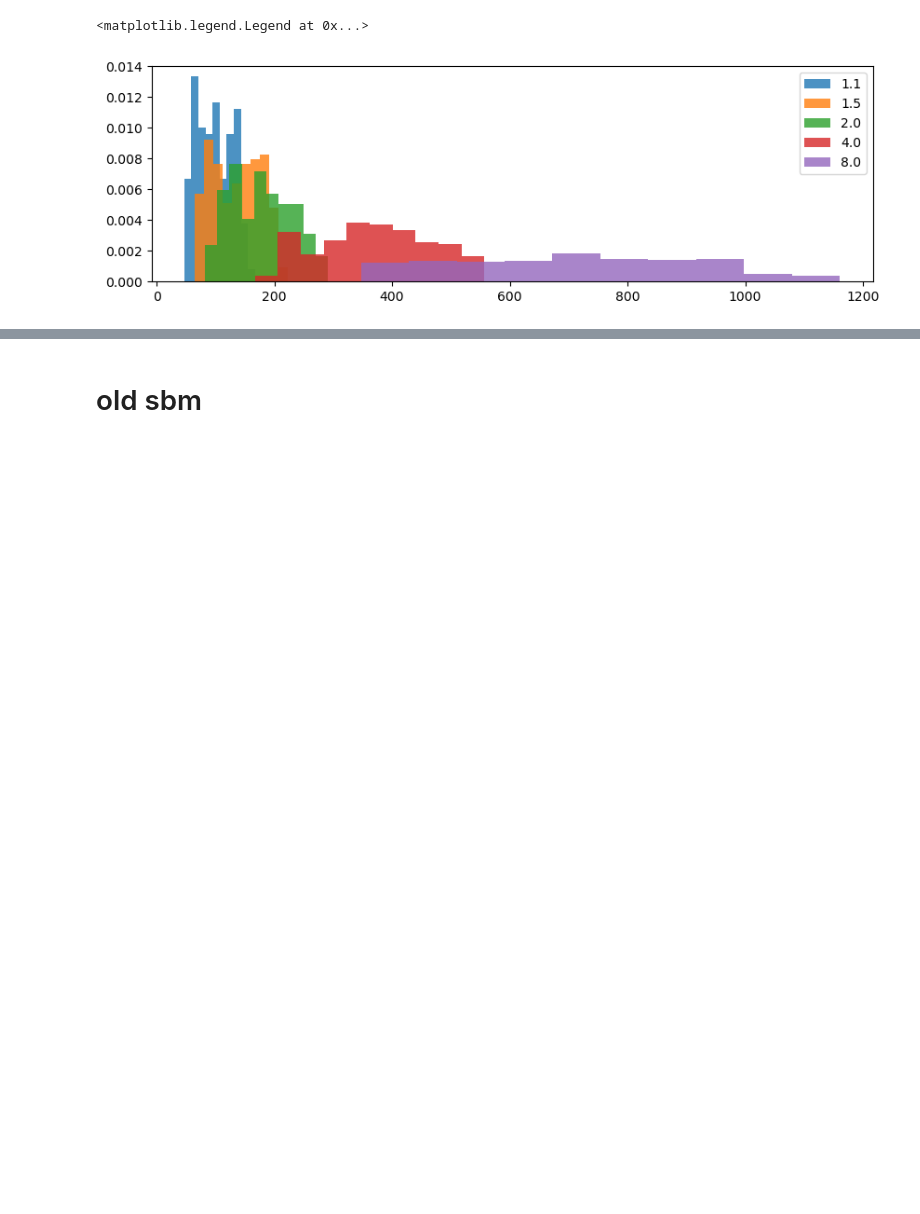
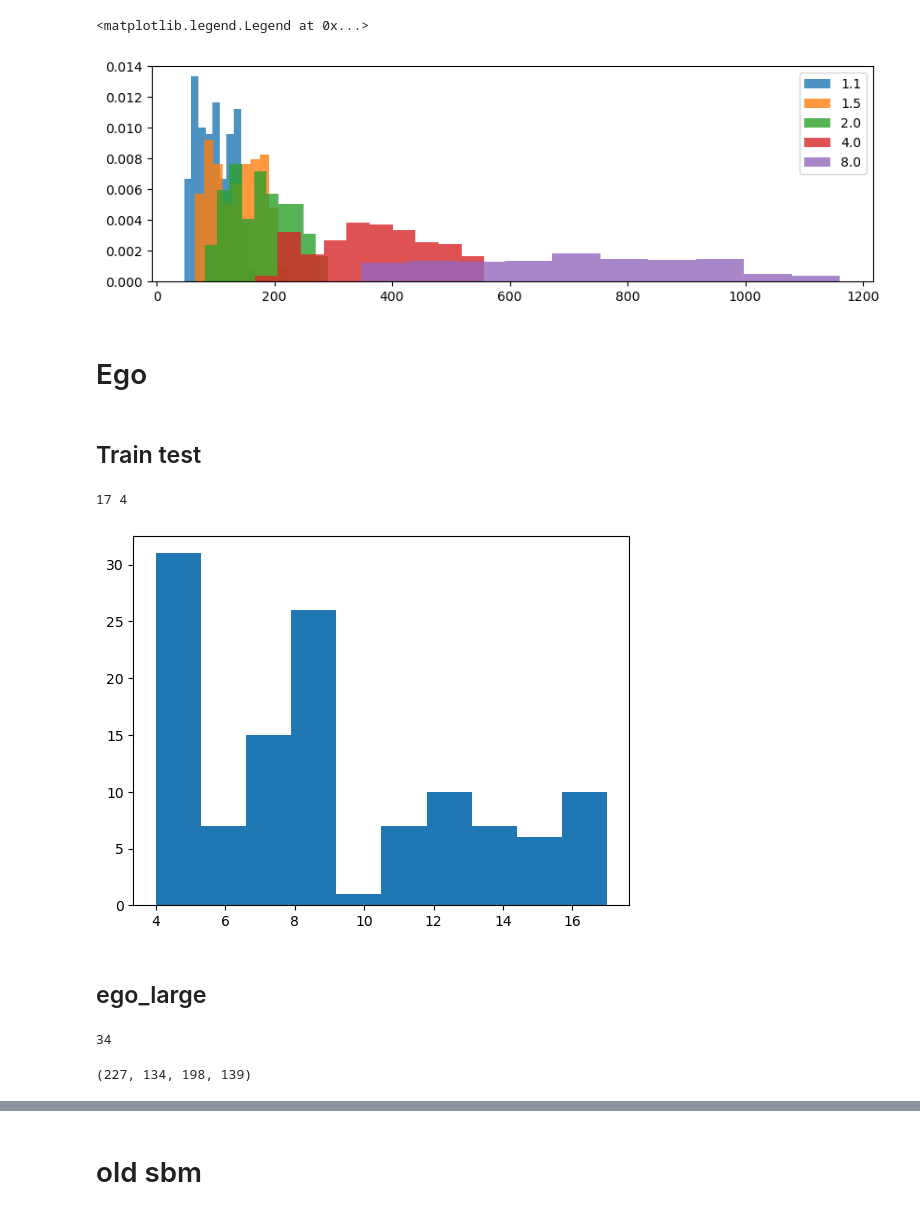
Before and after one commit to manfred-jaeger-aalborg/AHK, a Jupyter notebook: Gen Graphs.ipynb, the cells around one changed output, grey strips where cells are left out. Drawn from its saved outputs; the diff is of its cells as text; code cells hidden in the pictures; blank space fills up the shorter version.

Commit message:
add larger ego net

```diff
--- a/Gen Graphs.ipynb
+++ b/Gen Graphs.ipynb
@@ -312,3 +292,7 @@ plt.legend()
 # %% [output]
 <matplotlib.legend.Legend at 0x...>
 [figure]
+# %% [markdown]
+# Ego
+# %% [markdown]
+## Train test
@@ -314,0 +315,14 @@ plt.legend()
+# %%
+adjs = np.load("dataset/ego/ego_train_val_test.npy",allow_pickle=True)[0]
+x = [len(i) for i in adjs]
+plt.hist(x)
+print(max(x),min(x))
+# %% [output]
+17 4
+[figure, added]
+# %% [markdown]
+## ego_large
+# %%
+17*2
+# %% [output]
+34
@@ -314,0 +331,18 @@ plt.legend()
+# %%
+perc15 = []
+perc20 = []
+perc40 = []
+perc80 = []
+for i in adjs:
+    if len(i)<int(17*1.5):
+        perc15.append(i)
+    elif len(i)<int(17*2):
+        perc20.append(i)
+    elif len(i)<int(17*4):
+        perc40.append(i)
+    else:
+        perc80.append(i)
+
+len(perc15),len(perc20),len(perc40),len(perc80),
+# %% [output]
+(227, 134, 198, 139)
```
Also changed, not shown: parts of 7 cells of this notebook, 4 other files.
